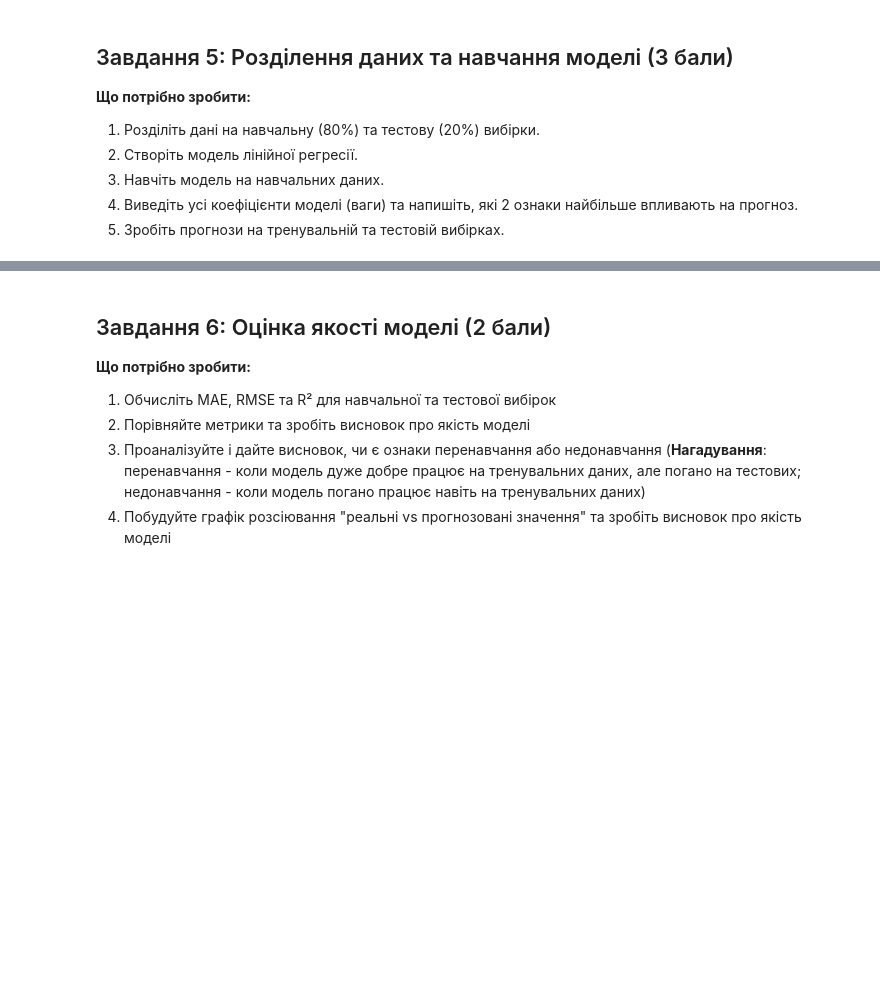
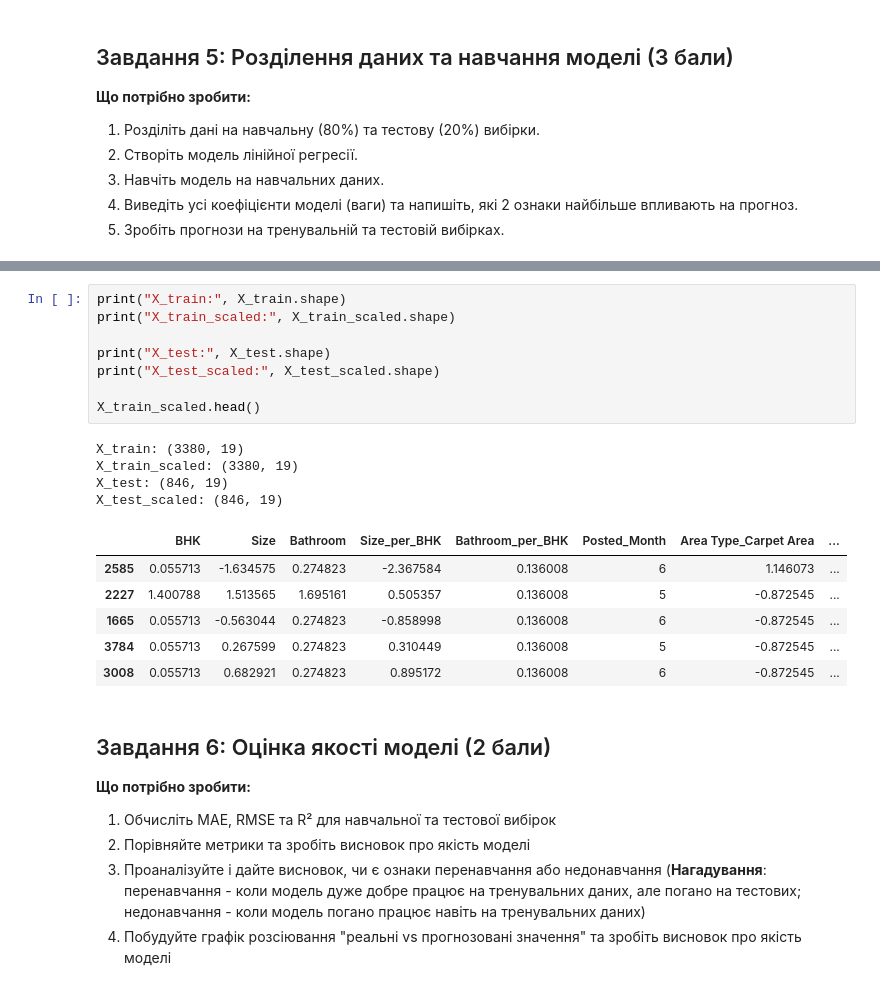
Before and after one commit to Liudmyla-D/python-learning-journey, a Jupyter notebook: module_16/hw_16_1_Прогнозування_орендної_плати_за_житло.ipynb, the cells around one changed output, grey strips where cells are left out. Drawn from its saved outputs; the diff is of its cells as text; blank space fills up the shorter version.

```diff
--- a/module_16/hw_16_1_Прогнозування_орендної_плати_за_житло.ipynb
+++ b/module_16/hw_16_1_Прогнозування_орендної_плати_за_житло.ipynb
@@ -600,6 +605,25 @@ comparison
 | 7 | 7000 | 4289 | 2711 |
 | 8 | 3000 | 47 | 2953 |
 | 9 | 8000 | 6283 | 1717 |
+# %%
+print("X_train:", X_train.shape)
+print("X_train_scaled:", X_train_scaled.shape)
+
+print("X_test:", X_test.shape)
+print("X_test_scaled:", X_test_scaled.shape)
+
+X_train_scaled.head()
+# %% [output]
+X_train: (3380, 19)
+X_train_scaled: (3380, 19)
+X_test: (846, 19)
+X_test_scaled: (846, 19)
+|  | BHK | Size | Bathroom | Size_per_BHK | Bathroom_per_BHK | Posted_Month | Area Type_Carpet Area | ... |
+| 2585 | 0.055713 | -1.634575 | 0.274823 | -2.367584 | 0.136008 | 6 | 1.146073 | ... |
+| 2227 | 1.400788 | 1.513565 | 1.695161 | 0.505357 | 0.136008 | 5 | -0.872545 | ... |
+| 1665 | 0.055713 | -0.563044 | 0.274823 | -0.858998 | 0.136008 | 6 | -0.872545 | ... |
+| 3784 | 0.055713 | 0.267599 | 0.274823 | 0.310449 | 0.136008 | 5 | -0.872545 | ... |
+| 3008 | 0.055713 | 0.682921 | 0.274823 | 0.895172 | 0.136008 | 6 | -0.872545 | ... |
 # %% [markdown]
 ## Завдання 6: Оцінка якості моделі (2 бали)
 
```
Also changed, not shown: parts of 24 cells of this notebook.
